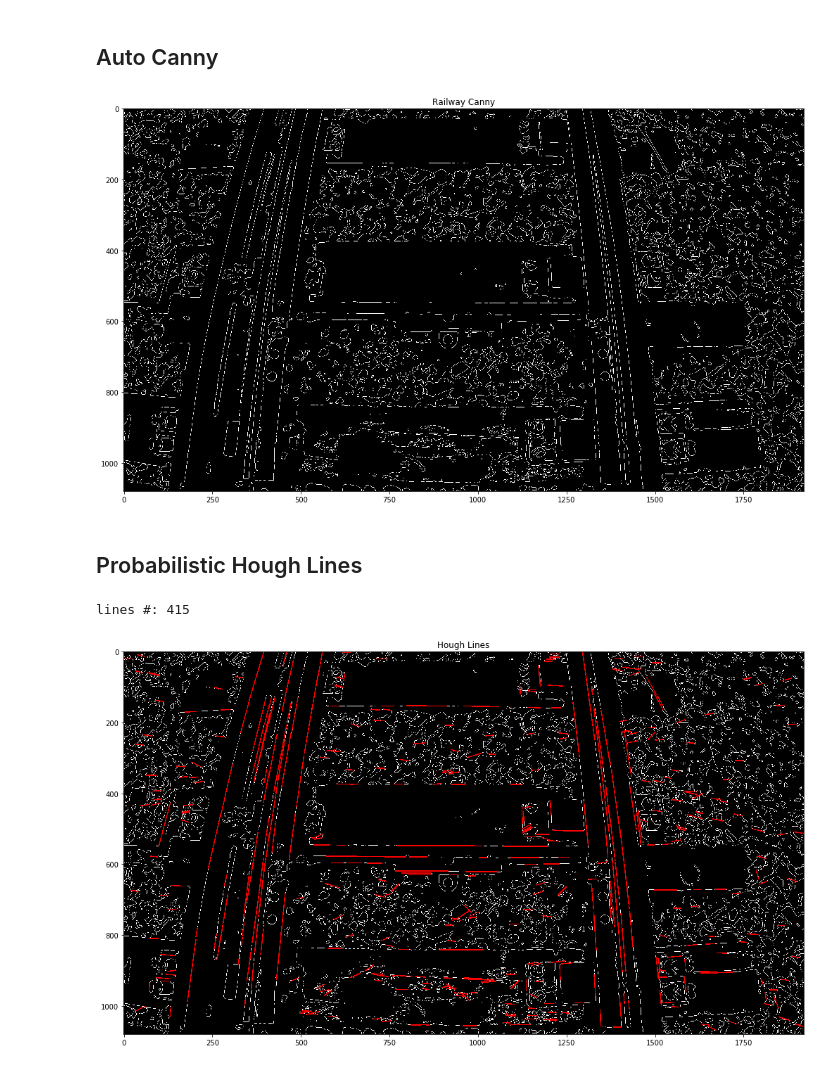
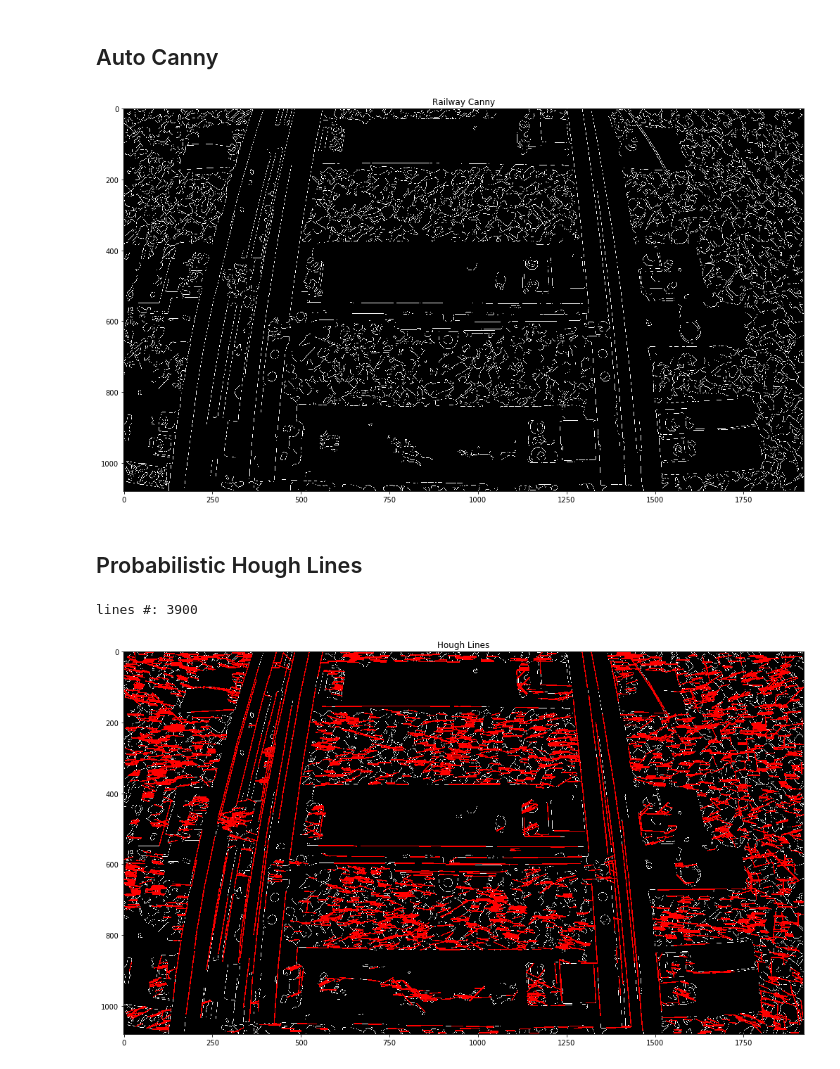
Before and after one commit to cholox/image-analyzer, a Jupyter notebook: Image Preprocessing.ipynb, the cells around one changed output. Saved outputs shown, nothing was run; the diff lists cells and outputs as text; code cells hidden in the pictures.

```diff
--- a/Image Preprocessing.ipynb
+++ b/Image Preprocessing.ipynb
@@ -72,50 +73,48 @@ interactive(children=(IntSlider(value=125, description='low_thres', max=250, min
 sigma = 0.33
 
 img_blur = cv2.GaussianBlur(img_gray, (9,9), 0)
-ret,thresh1 = cv2.threshold(img_blur,161,255,cv2.THRESH_BINARY | cv2.THRESH_OTSU)
-v = np.median(thresh1)
+#ret,thresh1 = cv2.threshold(img_blur,161,255,cv2.THRESH_BINARY | cv2.THRESH_OTSU)
+v = np.median(img_blur)
 
 lower = int(max(0, (1.0 - sigma) * v))
 upper = int(min(255, (1.0 + sigma) * v))
-edged = cv2.Canny(thresh1, lower, upper)
+edged = cv2.Canny(img_blur, lower, upper)
 
 #plt.subplot(121),plt.imshow(img_gray,plt.get_cmap('gray')),plt.title('Railway Gray')
 #plt.subplot(122),
 plt.title('Railway Canny'),plt.imshow(edged,plt.get_cmap('gray'))
 plt.show()
 # %% [output]
-[figure, old version]
+[figure, new version]
 # %% [markdown]
 ## Probabilistic Hough Lines
 # %%
 sigma = 0.33
 
 img_blur = cv2.GaussianBlur(img_gray, (7,7), 0)
-ret,thresh1 = cv2.threshold(img_blur,161,255,cv2.THRESH_BINARY | cv2.THRESH_OTSU)
-v = np.median(thresh1)
+#ret,thresh1 = cv2.threshold(img_blur,161,255,cv2.THRESH_BINARY | cv2.THRESH_OTSU)
+v = np.median(img_blur)
 
 lower = int(max(0, (1.0 - sigma) * v))
 upper = int(min(255, (1.0 + sigma) * v))
-edges = cv2.Canny(thresh1, lower, upper)
+edges = cv2.Canny(img_blur, lower, upper)
 minLineLength = 20
-maxLineGap = 5
+maxLineGap = 10
 lines = cv2.HoughLinesP(
             edges, # Input edge image
             1, # Distance resolution in pixels
             np.pi/180, # Angle resolution in radians
             threshold=90, # Min number of votes for valid line
             minLineLength=minLineLength, # Min allowed length of line
             maxLineGap=maxLineGap # Max allowed gap between line for joining them
             )
 blank_img = cv2.cvtColor(edges,cv2.COLOR_BGR2RGB) #color correction
 print('lines #:', len(lines))
 for i in range(0, len(lines)):
-    if()
     for x1,y1,x2,y2 in lines[i]:
-        np.atan2()
         cv2.line(blank_img,(x1,y1),(x2,y2),(255,0,0),2)
 plt.title('Hough Lines'),plt.imshow(blank_img,plt.get_cmap('gray'))
 plt.show()
 # %% [output]
-lines #: 415
+lines #: 3900
-[figure, old version]
+[figure, new version]
```
Also changed, not shown: parts of 4 cells of this notebook.
